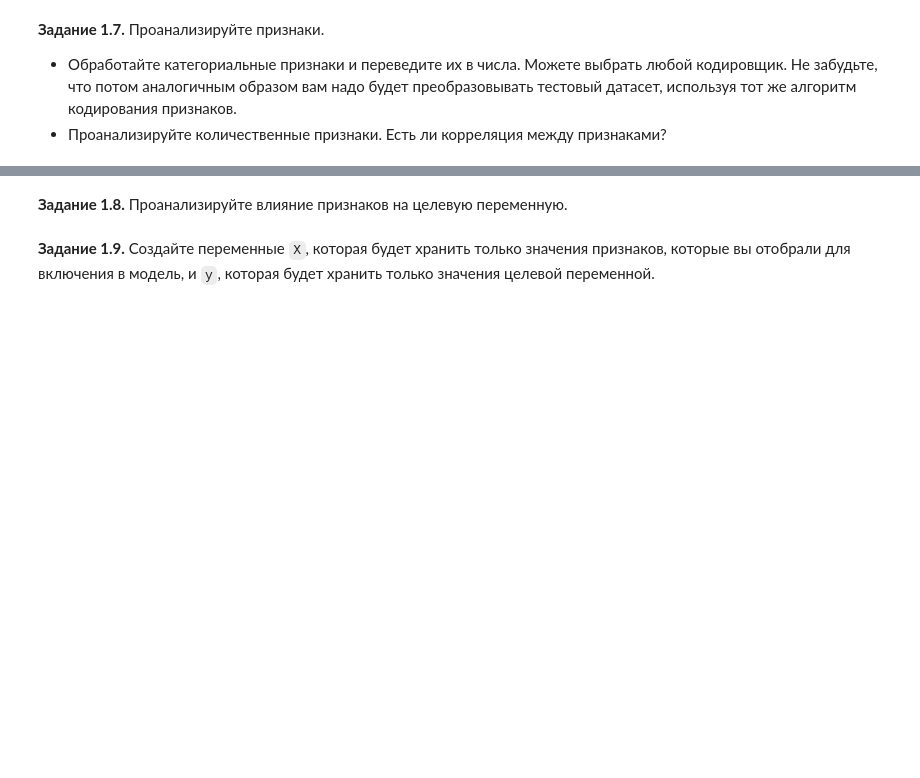
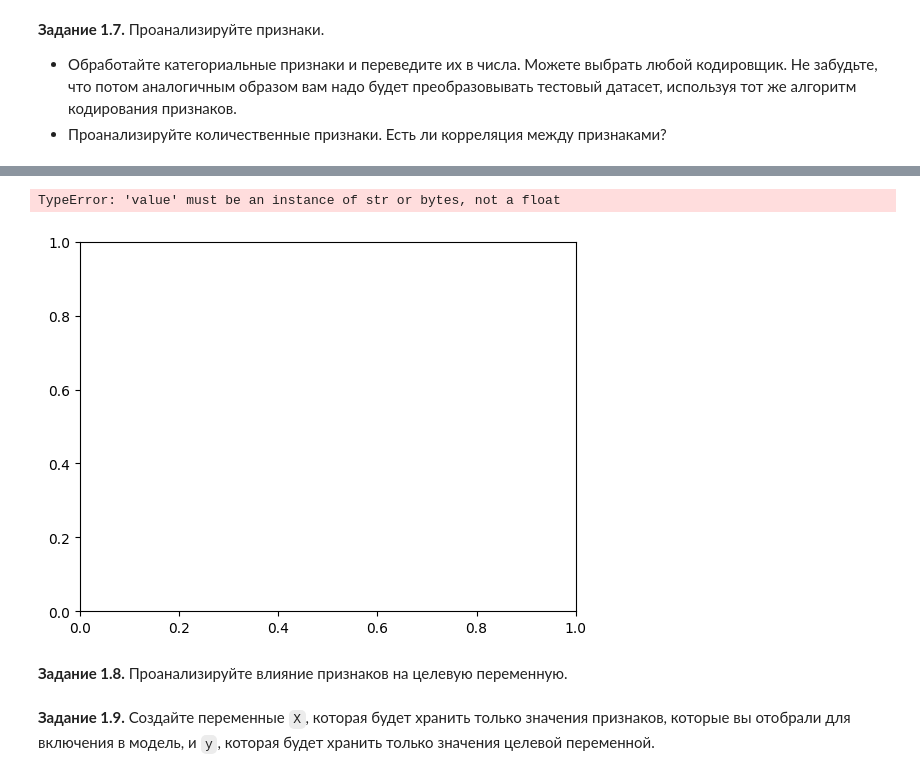
Before and after one commit to sofyakhlopkova/-1, a Jupyter notebook: week_01_ml_intro/Homework/hw_1_game_of_thrones.ipynb, the cells around one changed output, grey strips where cells are left out. Drawn from its saved outputs; the diff is of its cells as text; code cells hidden in the pictures; blank space fills up the shorter version.

```diff
--- a/week_01_ml_intro/Homework/hw_1_game_of_thrones.ipynb
+++ b/week_01_ml_intro/Homework/hw_1_game_of_thrones.ipynb
@@ -535,3 +590,15 @@ data.describe(include = ['int64', 'float64']).T[['count', 'min', 'max']].assign(
 Посмотрев на количество уникальных значений мы можем выделить категориальные признаки. Например, `popularity` принимает значения от 0 до 1, но это непрерывный числовой признак. Остальные признаки со значениями от 0 до 1 - принимают только два значения, то есть являются бинарными.
 
 Бинарные признаки без NaN полностью готовы для включения в модель. Некоторые бинарные признаки содержат пропуски, поэтому, если вы захотите включить их в модель, их потребуется обработать.
+# %%
+data['isAliveRelatives'] = [1 if x > 0 else 0 for x in data['isAliveMother']]
+data['noInfoRelativesAlive'] = [1 if pd.isna(x) else 0 for x in data['isAliveMother']]
+
+data['isAliveRelatives'] = [1 if x > 0 else 0 for x in data['isAliveFather']]
+data['noInfoRelativesAlive'] = [1 if pd.isna(x) else 0 for x in data['isAliveFather']]
+
+data['isAliveRelatives'] = [1 if x > 0 else 0 for x in data['isAliveHeir']]
+data['noInfoRelativesAlive'] = [1 if pd.isna(x) else 0 for x in data['isAliveHeir']]
+
+data = data.drop(columns=['isAliveMother', 'isAliveFather', 'isAliveHeir'])
+data = data.drop(columns=['dateOfBirth', 'age'])
@@ -560,3 +678,8 @@ one_hot = pd.get_dummies(data[''])
+# %%
+plt.hist(data['title'], bins=50)
+# %% [output]
+TypeError: 'value' must be an instance of str or bytes, not a float
+[figure, added]
 # %% [markdown]
 **Задание 1.8.** Проанализируйте влияние признаков на целевую переменную.
 # %%
```
Also changed, not shown: parts of 13 cells of this notebook.
